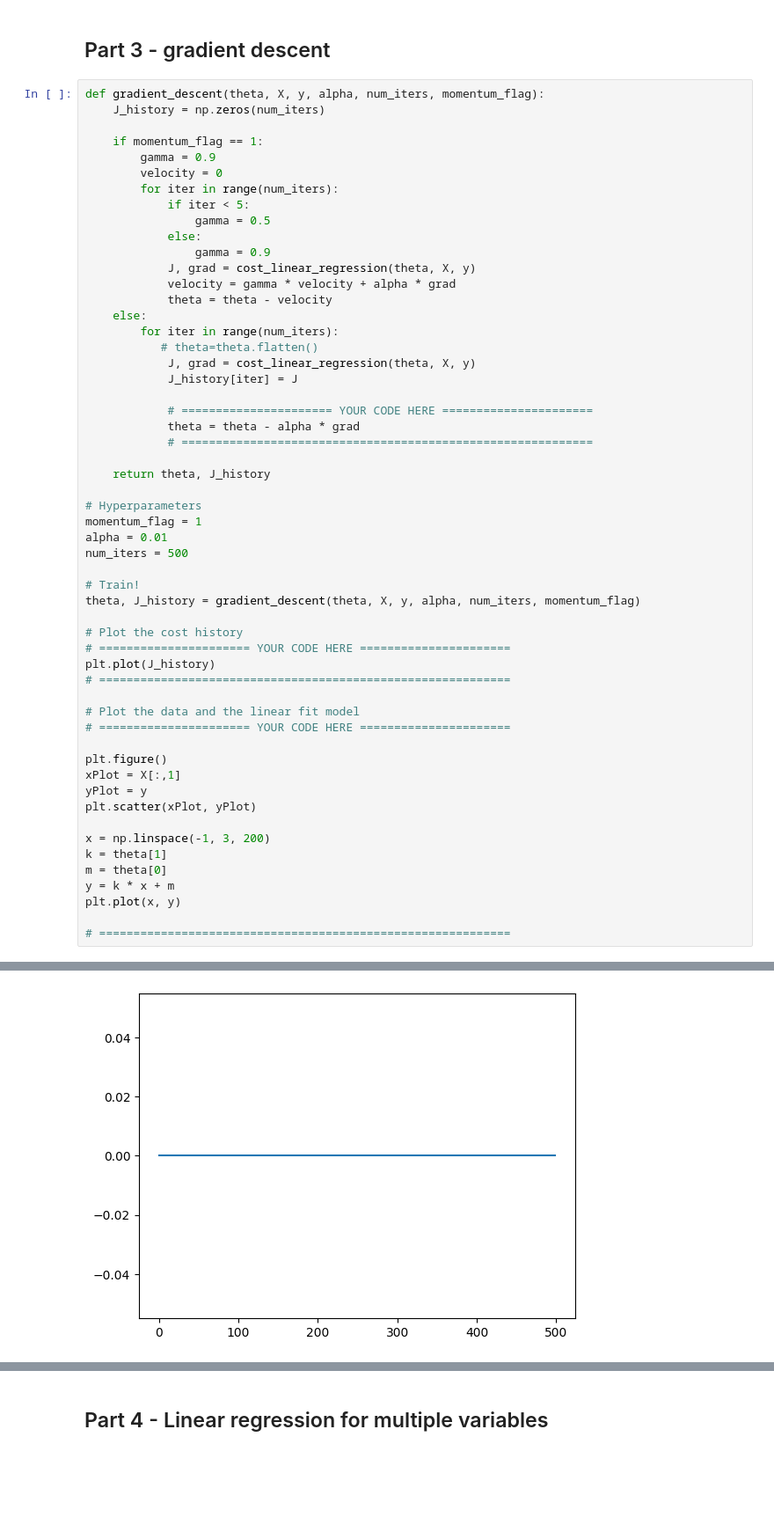
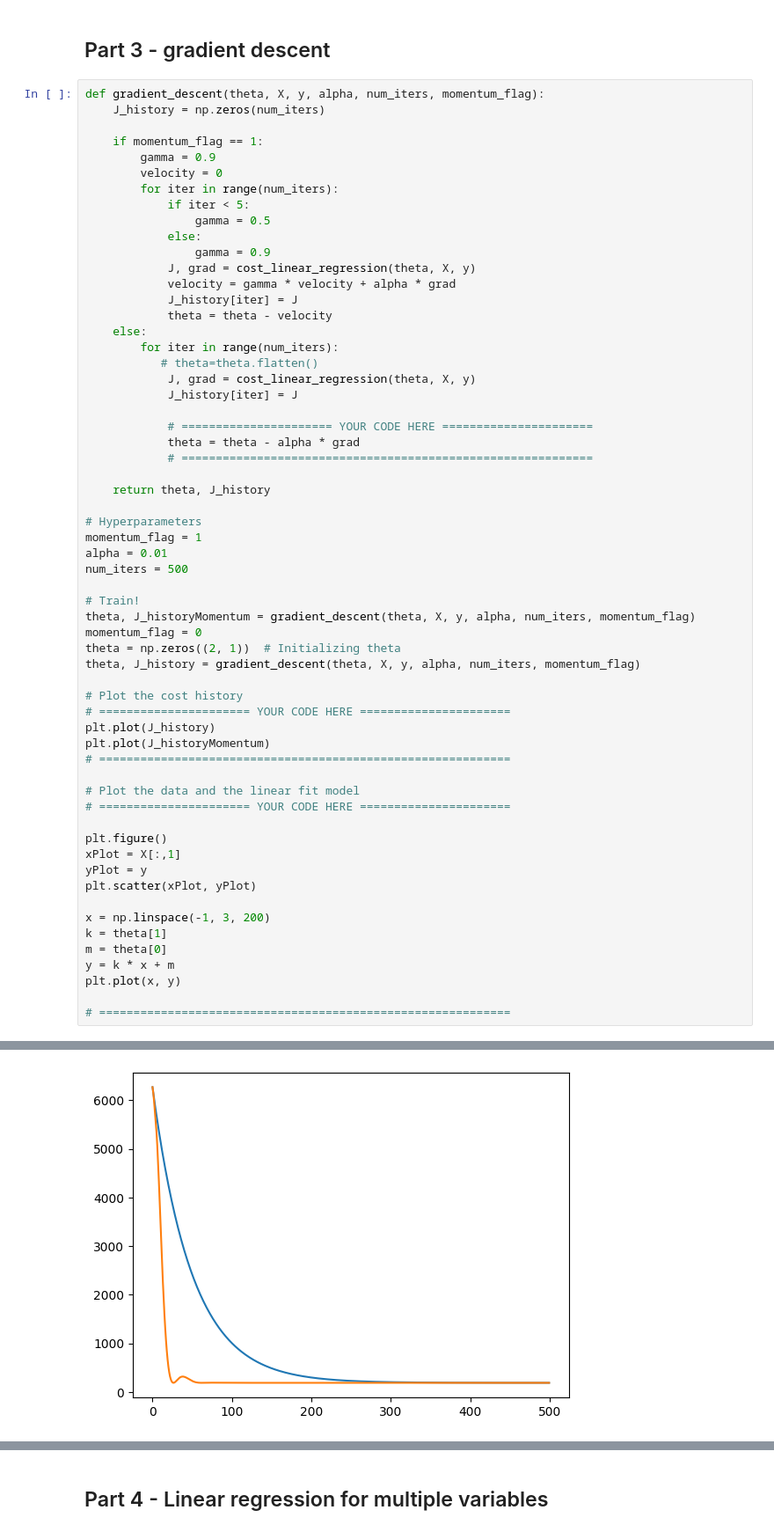
Before and after one commit to Mormert/MachineLearningLabs, a Jupyter notebook: lab1/python/lab1.ipynb, the cells around one changed output, grey strips where cells are left out. Shown at 88% size. Saved outputs shown, nothing was run; the diff lists cells and outputs as text; blank space fills up the shorter version.

Commit message:
small fix to plotting GD with momentum

```diff
--- a/lab1/python/lab1.ipynb
+++ b/lab1/python/lab1.ipynb
@@ -153,6 +153,7 @@ def gradient_descent(theta, X, y, alpha, num_iters, momentum_flag):
                 gamma = 0.9
             J, grad = cost_linear_regression(theta, X, y)
             velocity = gamma * velocity + alpha * grad
+            J_history[iter] = J
             theta = theta - velocity
     else:
         for iter in range(num_iters):
@@ -169,34 +170,38 @@ def gradient_descent(theta, X, y, alpha, num_iters, momentum_flag):
 # Hyperparameters
 momentum_flag = 1
 alpha = 0.01
 num_iters = 500
 
 # Train!
+theta, J_historyMomentum = gradient_descent(theta, X, y, alpha, num_iters, momentum_flag)
+momentum_flag = 0
+theta = np.zeros((2, 1))  # Initializing theta
 theta, J_history = gradient_descent(theta, X, y, alpha, num_iters, momentum_flag)
 
 # Plot the cost history
 # ====================== YOUR CODE HERE ======================
 plt.plot(J_history)
+plt.plot(J_historyMomentum)
 # ============================================================
 
 # Plot the data and the linear fit model
 # ====================== YOUR CODE HERE ======================
 
 plt.figure()
 xPlot = X[:,1]
 yPlot = y
 plt.scatter(xPlot, yPlot)
 
 x = np.linspace(-1, 3, 200)
 k = theta[1]
 m = theta[0]
 y = k * x + m
 plt.plot(x, y)
 
 # ============================================================
 # %% [output]
 [<matplotlib.lines.Line2D at 0x...>]
-[figure, old version]
+[figure, new version]
 [figure]
 # %% [markdown]
 ## Part 4 - Linear regression for multiple variables
```
